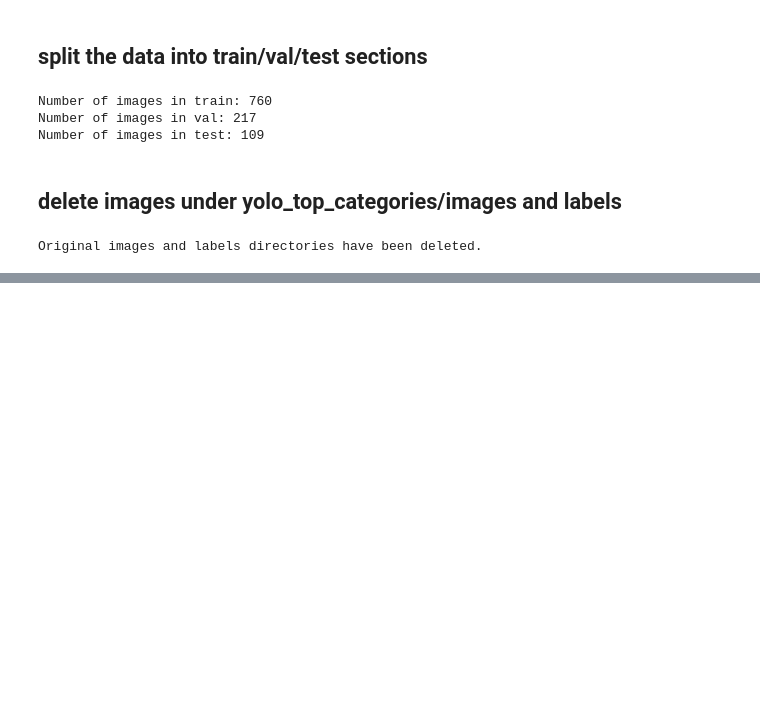
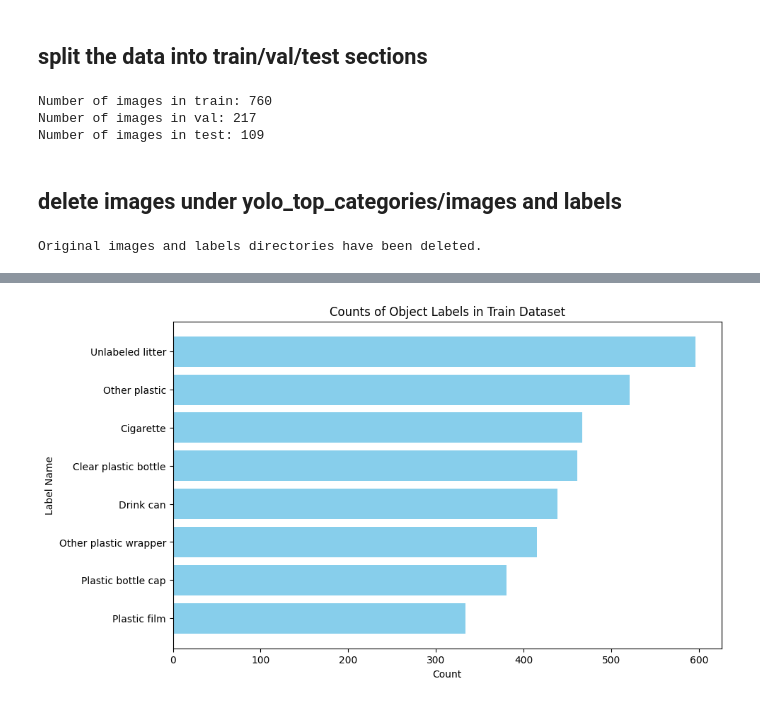
Before and after one commit to mqarmout/TACO_object__detection, a Jupyter notebook: data_load_and_model_build.ipynb, the cells around one changed output, grey strips where cells are left out. Cells and saved outputs as stored; diff of their text form; code cells hidden in the pictures; blank space fills up the shorter version.

Commit message:
Simplified data balancing approach by only applying oversampling to the train data, ignoring data augmentation until necessary, and removing undersampling.

```diff
--- a/data_load_and_model_build.ipynb
+++ b/data_load_and_model_build.ipynb
@@ -468,0 +381,17 @@ ModuleNotFoundError: No module named 'Augmentor'
+# %%
+# Initialize a mapping from class IDs to image filenames
+images_to_duplicate = {class_id: [] for class_id in underrepresented_classes}
+
+# Loop through label files to identify suitable images
+for label_file in os.listdir(train_label_dir):
+    label_file_path = os.path.join(train_label_dir, label_file)
+    with open(label_file_path, 'r') as f:
+        lines = f.readlines()
+        image_classes = set()
+        for line in lines:
+            class_id = int(line.strip().split()[0])
+            image_classes.add(class_id)
+        # Check if the image contains only underrepresented classes
+        if image_classes.issubset(underrepresented_classes):
+            for class_id in image_classes:
+                images_to_duplicate[class_id].append(label_file)
@@ -469,39 +475,57 @@ ModuleNotFoundError: No module named 'Augmentor'
 # %%
-from collections import Counter
 import matplotlib.pyplot as plt
 
+# Define a mapping from label IDs to names
+label_names = {
+    0: "Plastic film",
+    1: "Unlabeled litter",
+    2: "Cigarette",
+    3: "Clear plastic bottle",
+    4: "Plastic bottle cap",
+    5: "Other plastic wrapper",
+    6: "Other plastic",
+    7: "Drink can"
+}
+
+
 # Function to plot label counts for a given split
-def plot_label_counts(label_names, folders):
-    # Loop through each split and calculate label distributions
-    for split in folders:
-        label_dir_split = os.path.join(base_dir, split, 'labels')
+def plot_label_counts(split, label_counts):
+    # Convert label IDs to label names and sort by count
+    labels, counts = zip(*sorted(
+        [(label_names[label_id], count) for label_id, count in label_counts.items()],
+        key=lambda x: x[1]
+    ))
 
-        # Initialize a counter for label counts for the current split
-        label_counts = Counter()
+    # Plotting a horizontal bar chart for the split
+    plt.figure(figsize=(10, 6))
+    plt.barh(labels, counts, color='skyblue')
+    plt.xlabel("Count")
+    plt.ylabel("Label Name")
+    plt.title(f"Counts of Object Labels in {split.capitalize()} Dataset")
+    plt.show()
 
-        # Loop over each label file in the current label directory
-        for label_file in os.listdir(label_dir_split):
-            label_file_path = os.path.join(label_dir_split, label_file)
+# Loop through each split and calculate label distributions
+for split in ['train', 'val', 'test']:
+    label_dir_split = os.path.join(base_dir, split, 'labels')
 
-            # Read the label file
-            with open(label_file_path, 'r') as file:
-                lines = file.readlines()
+    # Initialize a counter for label counts for the current split
+    label_counts = Counter()
 
-                # Count each label in the file
-                for line in lines:
-                    parts = line.strip().split()
-                    label_id = int(parts[0])  # The label ID is the first element
-                    label_counts[label_id] += 1
-        # Convert label IDs to label names and sort by count
-        labels, counts = zip(*sorted(
-            [(label_names[label_id], count) for label_id, count in label_counts.items()],
-            key=lambda x: x[1]
-        ))
+    # Loop over each label file in the current label directory
+    for label_file in os.listdir(label_dir_split):
+        label_file_path = os.path.join(label_dir_split, label_file)
 
-        # Plotting a horizontal bar chart for the split
-        plt.figure(figsize=(10, 6))
-        plt.barh(labels, counts, color='skyblue')
-        plt.xlabel("Count")
-        plt.ylabel("Label Name")
-        plt.title(f"Counts of Object Labels in {split.capitalize()} Dataset")
-        plt.show()
+        # Read the label file
+        with open(label_file_path, 'r') as file:
+            lines = file.readlines()
+
+            # Count each label in the file
+            for line in lines:
+                parts = line.strip().split()
+                label_id = int(parts[0])  # The label ID is the first element
+                label_counts[label_id] += 1
+
+    # Plot label counts for the current split
+    plot_label_counts(split, label_counts)
+# %% [output]
+[figure, added]
```
Also changed, not shown: parts of 20 cells of this notebook.
